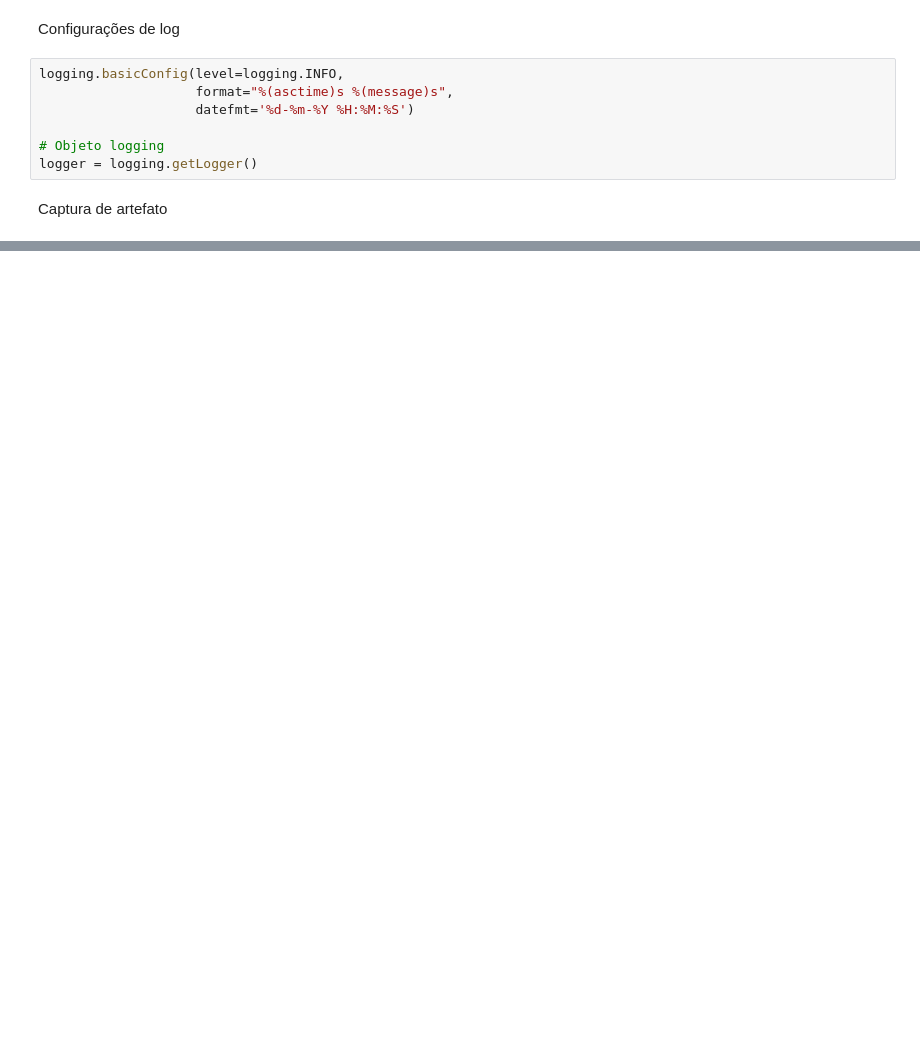
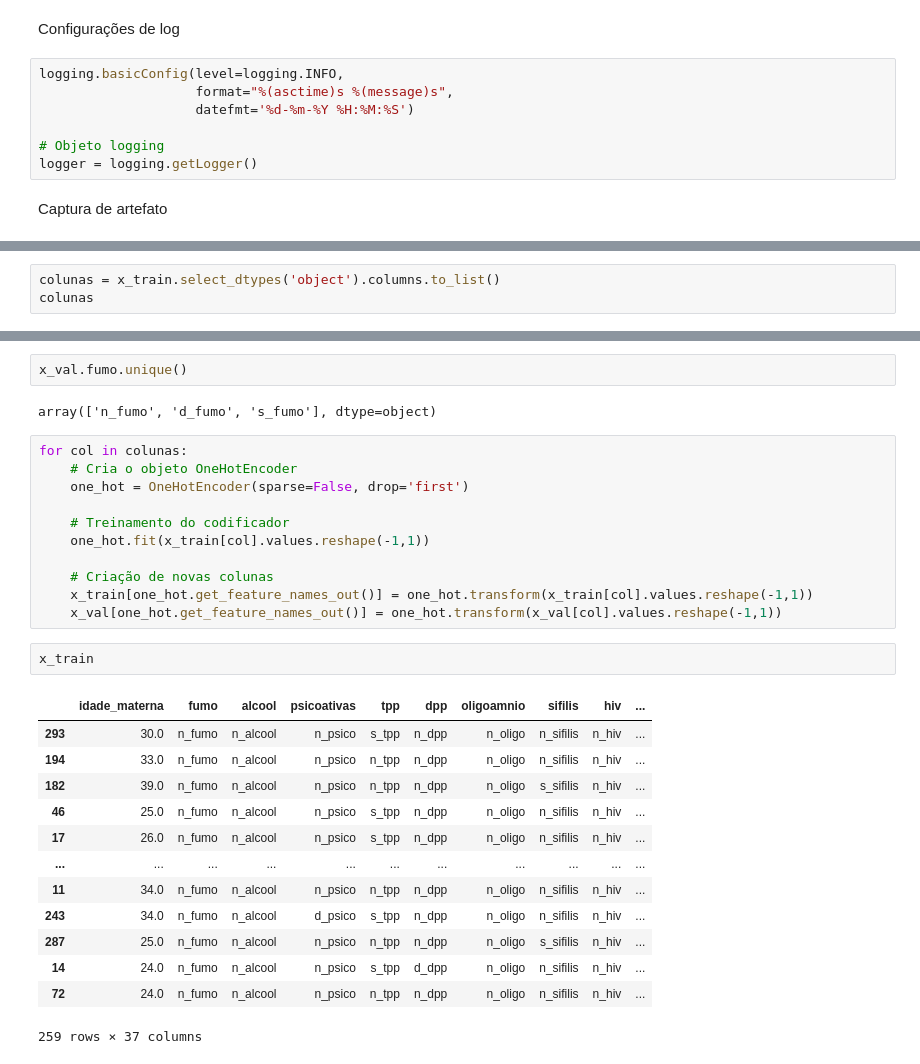
Before and after one commit to ecalasans/mlreanimacao, a Jupyter notebook: ml_p1_TRAIN.ipynb, the cells around one changed output, grey strips where cells are left out. Cells and saved outputs as stored; diff of their text form; blank space fills up the shorter version.

```diff
--- a/ml_p1_TRAIN.ipynb
+++ b/ml_p1_TRAIN.ipynb
@@ -81,0 +243,3 @@ CommError: Project ecalasans/mlreanimacao does not contain artifact: "train.csv:
+# %%
+colunas = x_train.select_dtypes('object').columns.to_list()
+colunas
@@ -81,0 +259,31 @@ CommError: Project ecalasans/mlreanimacao does not contain artifact: "train.csv:
+# %%
+x_val.fumo.unique()
+# %% [output]
+array(['n_fumo', 'd_fumo', 's_fumo'], dtype=object)
+# %%
+for col in colunas:
+    # Cria o objeto OneHotEncoder
+    one_hot = OneHotEncoder(sparse=False, drop='first')
+
+    # Treinamento do codificador
+    one_hot.fit(x_train[col].values.reshape(-1,1))
+
+    # Criação de novas colunas
+    x_train[one_hot.get_feature_names_out()] = one_hot.transform(x_train[col].values.reshape(-1,1))
+    x_val[one_hot.get_feature_names_out()] = one_hot.transform(x_val[col].values.reshape(-1,1))
+# %%
+x_train
+# %% [output]
+|  | idade_materna | fumo | alcool | psicoativas | tpp | dpp | oligoamnio | sifilis | hiv | ... |
+| 293 | 30.0 | n_fumo | n_alcool | n_psico | s_tpp | n_dpp | n_oligo | n_sifilis | n_hiv | ... |
+| 194 | 33.0 | n_fumo | n_alcool | n_psico | n_tpp | n_dpp | n_oligo | n_sifilis | n_hiv | ... |
+| 182 | 39.0 | n_fumo | n_alcool | n_psico | n_tpp | n_dpp | n_oligo | s_sifilis | n_hiv | ... |
+| 46 | 25.0 | n_fumo | n_alcool | n_psico | s_tpp | n_dpp | n_oligo | n_sifilis | n_hiv | ... |
+| 17 | 26.0 | n_fumo | n_alcool | n_psico | s_tpp | n_dpp | n_oligo | n_sifilis | n_hiv | ... |
+| ... | ... | ... | ... | ... | ... | ... | ... | ... | ... | ... |
+| 11 | 34.0 | n_fumo | n_alcool | n_psico | n_tpp | n_dpp | n_oligo | n_sifilis | n_hiv | ... |
+| 243 | 34.0 | n_fumo | n_alcool | d_psico | s_tpp | n_dpp | n_oligo | n_sifilis | n_hiv | ... |
+| 287 | 25.0 | n_fumo | n_alcool | n_psico | n_tpp | n_dpp | n_oligo | s_sifilis | n_hiv | ... |
+| 14 | 24.0 | n_fumo | n_alcool | n_psico | s_tpp | d_dpp | n_oligo | n_sifilis | n_hiv | ... |
+| 72 | 24.0 | n_fumo | n_alcool | n_psico | n_tpp | n_dpp | n_oligo | n_sifilis | n_hiv | ... |
+259 rows × 37 columns
```
Also changed, not shown: parts of 29 cells of this notebook, 8 other files.
